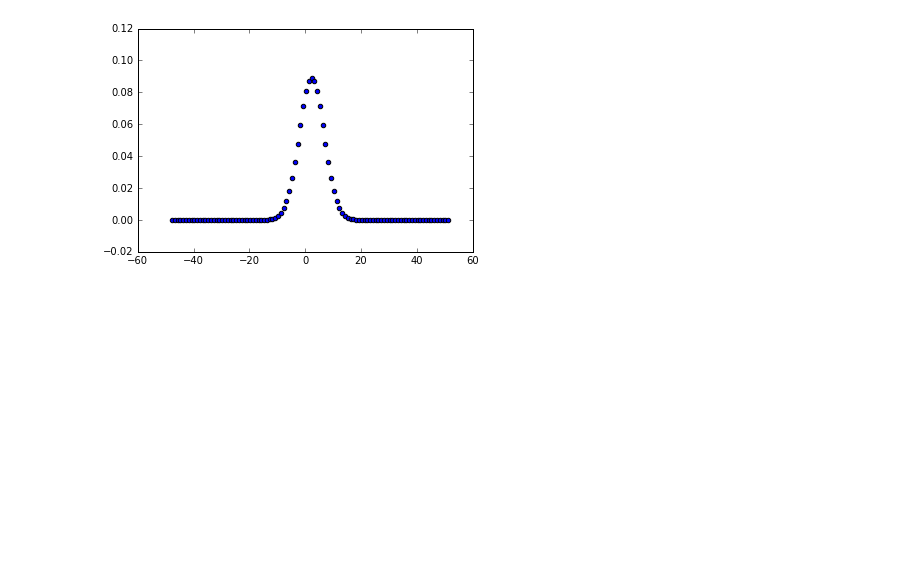
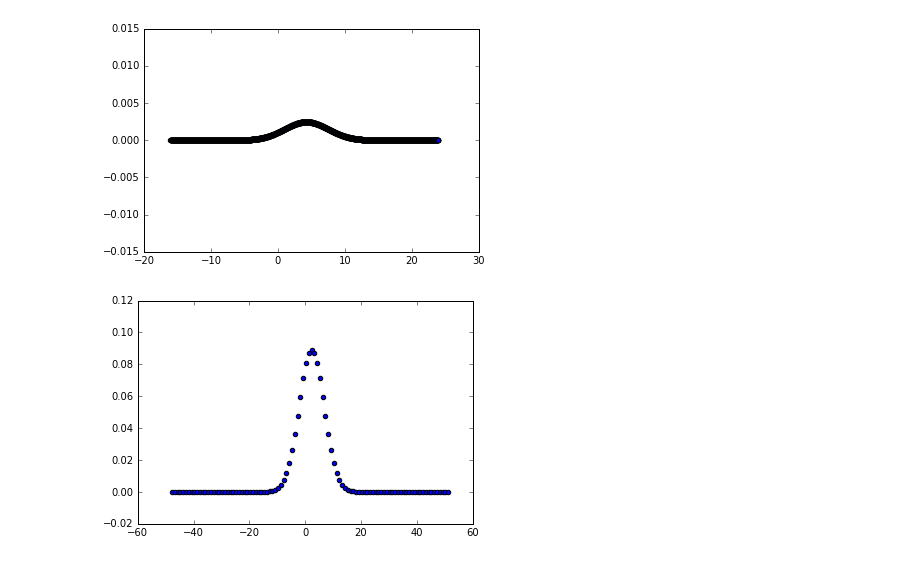
Before and after one commit to reubenharry/Distributional-RSA, a Jupyter notebook: worlds.ipynb, the cells around one changed output. Cells and saved outputs as stored; diff of their text form; code cells hidden in the pictures; blank space fills up the shorter version.

```diff
--- a/worlds.ipynb
+++ b/worlds.ipynb
@@ -211,3 +163,7 @@ hm = matplotlib.pyplot.scatter(x=(np.arange(-50,50)*0.4)+params.subspace_prior_m
+# %%
+visualize(params,0,1000,0.02)
+# %% [output]
+[figure, added]
 # %%
 # params.subspace_prior_means.shape
 vals = scipy.stats.multivariate_normal.pdf(np.arange(-50,50)+params.subspace_prior_means[3][0],mean=params.subspace_prior_means[3][0],cov=20.0)
```
Also changed, not shown: parts of 16 cells of this notebook, 9 other files.
